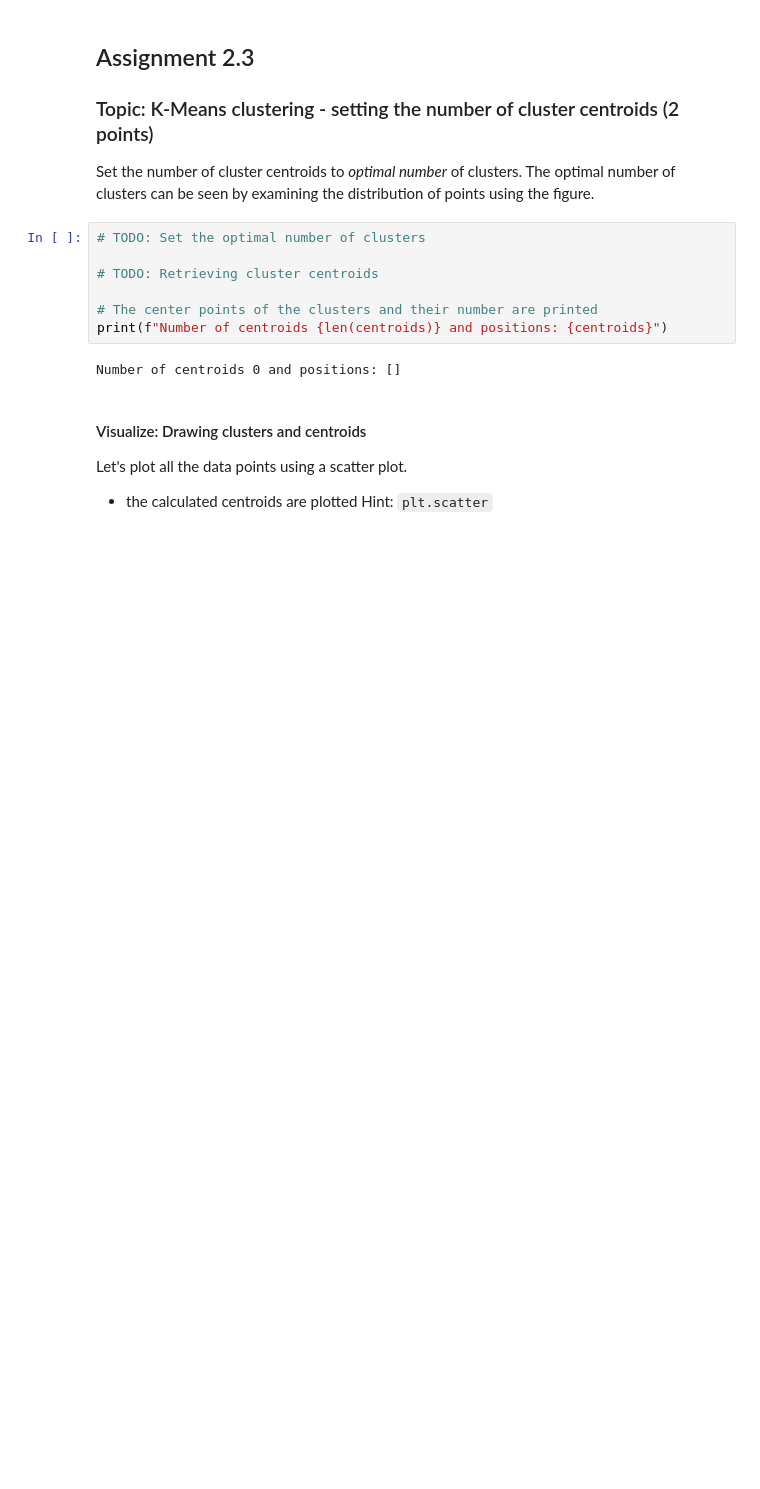
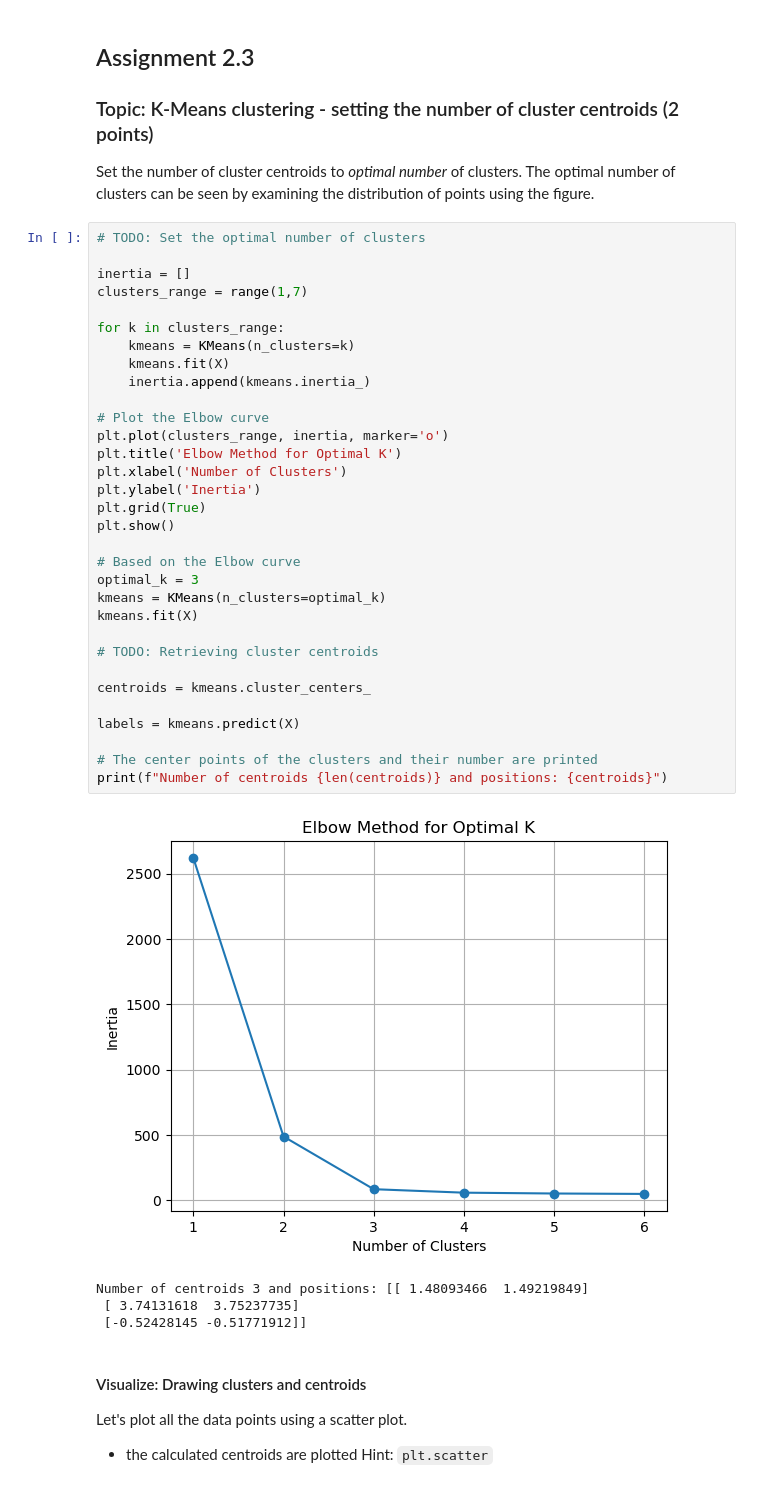
Before and after one commit to jaka-aurora/Machine-Learning-Assignments, a Jupyter notebook: assignment_2/assignment_topic_2_kmeans.ipynb, the cells around one changed output. Saved outputs shown, nothing was run; the diff lists cells and outputs as text; blank space fills up the shorter version.

```diff
--- a/assignment_2/assignment_topic_2_kmeans.ipynb
+++ b/assignment_2/assignment_topic_2_kmeans.ipynb
@@ -96,12 +127,40 @@ The optimal number of clusters can be seen by examining the distribution of poin
 # %%
 # TODO: Set the optimal number of clusters
 
+inertia = []
+clusters_range = range(1,7)
+
+for k in clusters_range:
+    kmeans = KMeans(n_clusters=k)
+    kmeans.fit(X)
+    inertia.append(kmeans.inertia_)
+
+# Plot the Elbow curve
+plt.plot(clusters_range, inertia, marker='o')
+plt.title('Elbow Method for Optimal K')
+plt.xlabel('Number of Clusters')
+plt.ylabel('Inertia')
+plt.grid(True)
+plt.show()
+
+# Based on the Elbow curve
+optimal_k = 3
+kmeans = KMeans(n_clusters=optimal_k)
+kmeans.fit(X)
+
 # TODO: Retrieving cluster centroids
+
+centroids = kmeans.cluster_centers_
+
+labels = kmeans.predict(X)
 
 # The center points of the clusters and their number are printed
 print(f"Number of centroids {len(centroids)} and positions: {centroids}")
 # %% [output]
+[figure, added]
-Number of centroids 0 and positions: []
+Number of centroids 3 and positions: [[ 1.48093466  1.49219849]
+ [ 3.74131618  3.75237735]
+ [-0.52428145 -0.51771912]]
 # %% [markdown]
 #### Visualize: Drawing clusters and centroids
 
```
Also changed, not shown: parts of 7 cells of this notebook, 1 other file.
